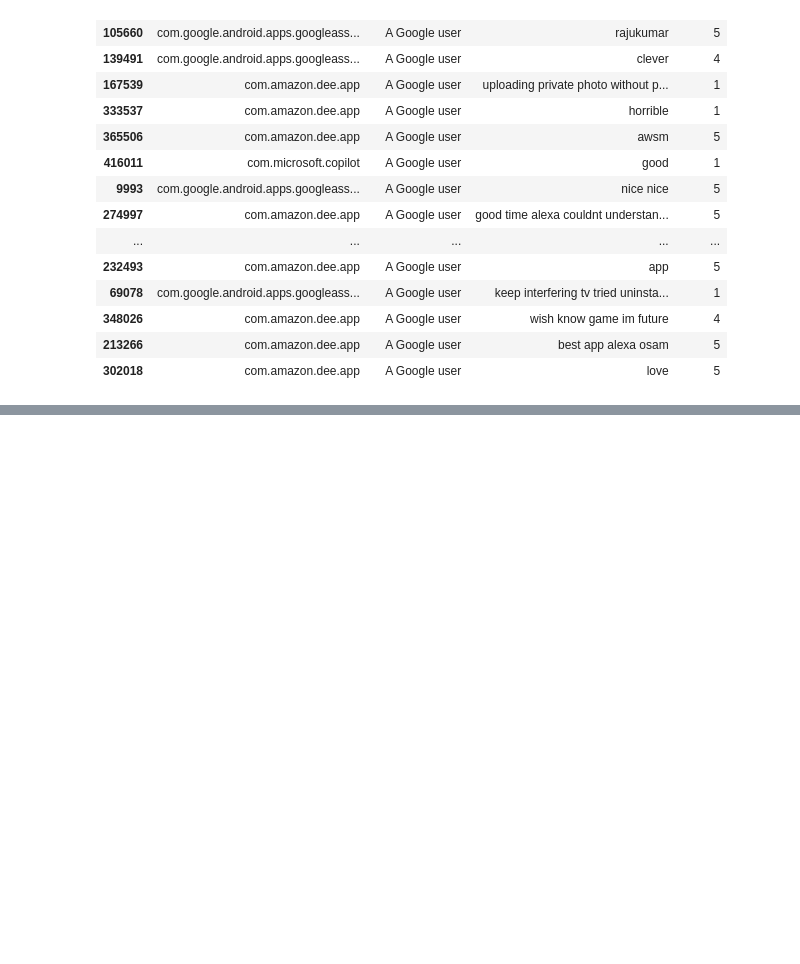
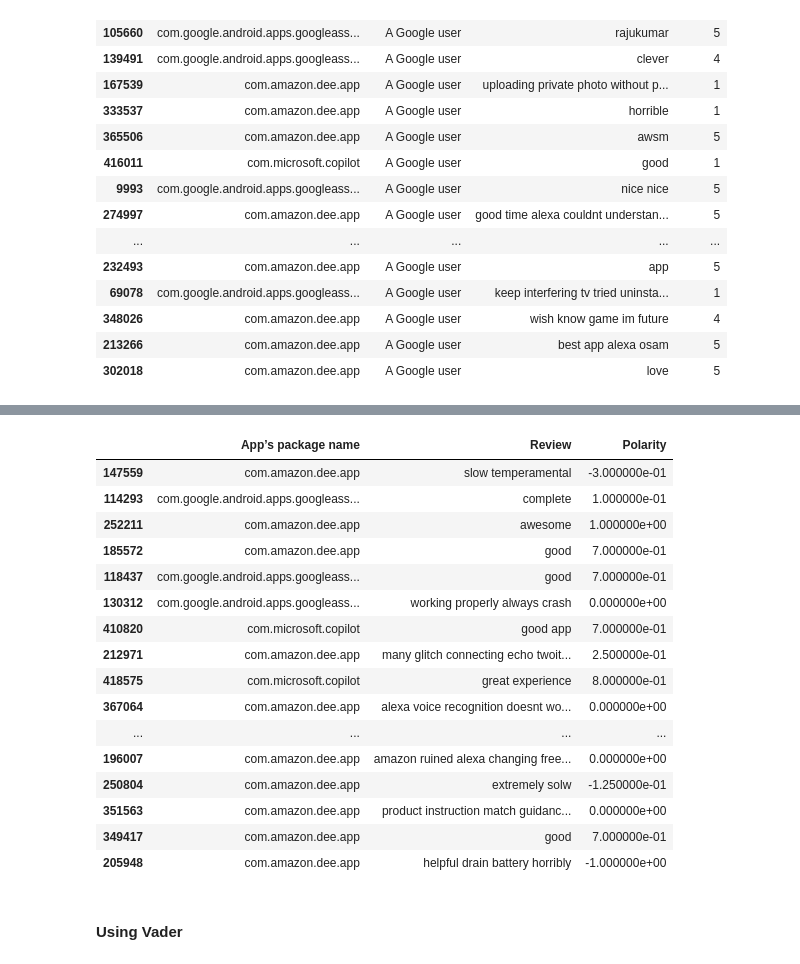
Before and after one commit to Jeremygit212/App-Review-Analysis-with-NLP-and-AI, a Jupyter notebook: App_review_analysis.ipynb, the cells around one changed output, grey strips where cells are left out. Cells and saved outputs as stored; diff of their text form; code cells hidden in the pictures; blank space fills up the shorter version.

Commit message:
Completed Task 3 : Textblob sentiment Analysis

```diff
--- a/App_review_analysis.ipynb
+++ b/App_review_analysis.ipynb
@@ -169,0 +187,33 @@ df.to_csv("Preprocessed_reviews.csv", index=False)  # Saving the preprocessed re
+# %%
+# This function Calculates Reviews Sentiments using Textblob
+
+def get_polarity_textBlob(text):
+    return TextBlob(text).sentiment.polarity
+
+textBlob_sentiment_df = pd.DataFrame({
+    "App’s package name": df["Package name"],
+    "Review": df["Review"],
+    "Polarity": df["Review"].apply(get_polarity_textBlob)
+})
+pd.set_option('display.max_rows', None)
+textBlob_sentiment_df.sample(250)
+# %% [output]
+|  | App’s package name | Review | Polarity |
+| 147559 | com.amazon.dee.app | slow temperamental | -3.000000e-01 |
+| 114293 | com.google.android.apps.googleass... | complete | 1.000000e-01 |
+| 252211 | com.amazon.dee.app | awesome | 1.000000e+00 |
+| 185572 | com.amazon.dee.app | good | 7.000000e-01 |
+| 118437 | com.google.android.apps.googleass... | good | 7.000000e-01 |
+| 130312 | com.google.android.apps.googleass... | working properly always crash | 0.000000e+00 |
+| 410820 | com.microsoft.copilot | good app | 7.000000e-01 |
+| 212971 | com.amazon.dee.app | many glitch connecting echo twoit... | 2.500000e-01 |
+| 418575 | com.microsoft.copilot | great experience | 8.000000e-01 |
+| 367064 | com.amazon.dee.app | alexa voice recognition doesnt wo... | 0.000000e+00 |
+| ... | ... | ... | ... |
+| 196007 | com.amazon.dee.app | amazon ruined alexa changing free... | 0.000000e+00 |
+| 250804 | com.amazon.dee.app | extremely solw | -1.250000e-01 |
+| 351563 | com.amazon.dee.app | product instruction match guidanc... | 0.000000e+00 |
+| 349417 | com.amazon.dee.app | good | 7.000000e-01 |
+| 205948 | com.amazon.dee.app | helpful drain battery horribly | -1.000000e+00 |
+# %% [markdown]
+#### Using Vader
```
Also changed, not shown: parts of 4 cells of this notebook.
